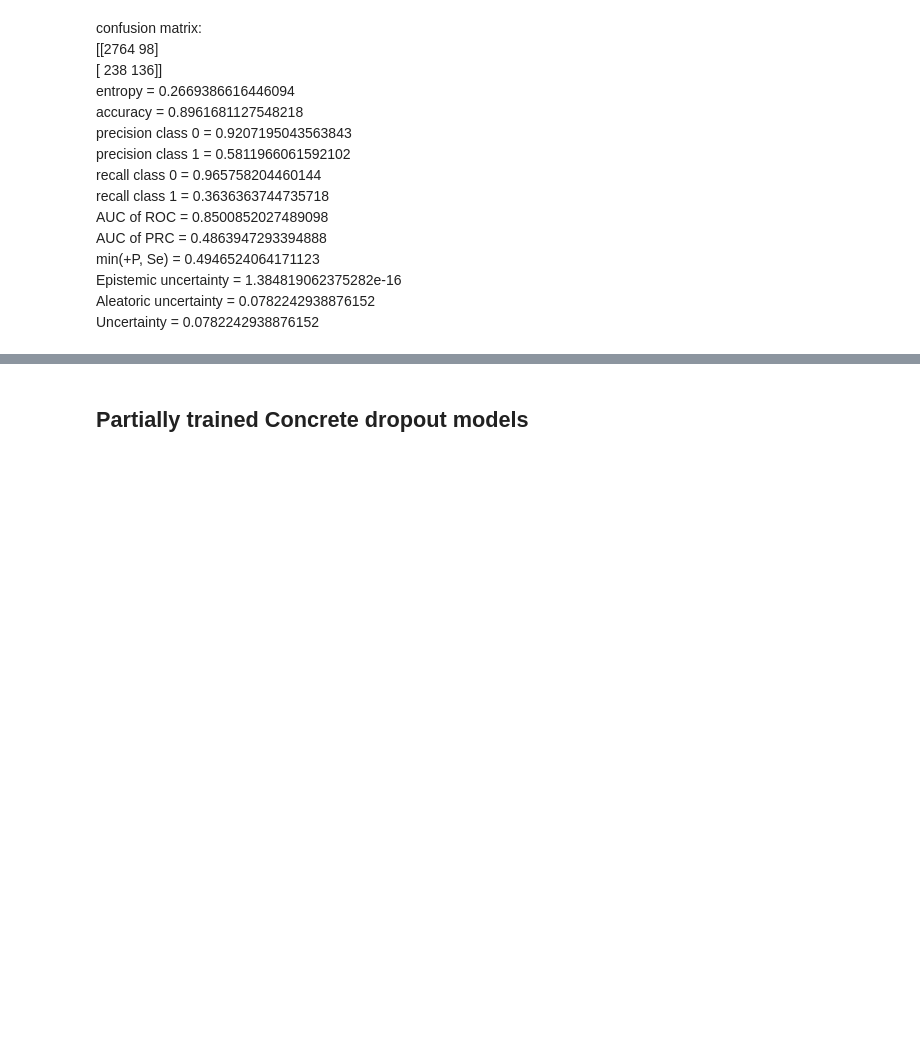
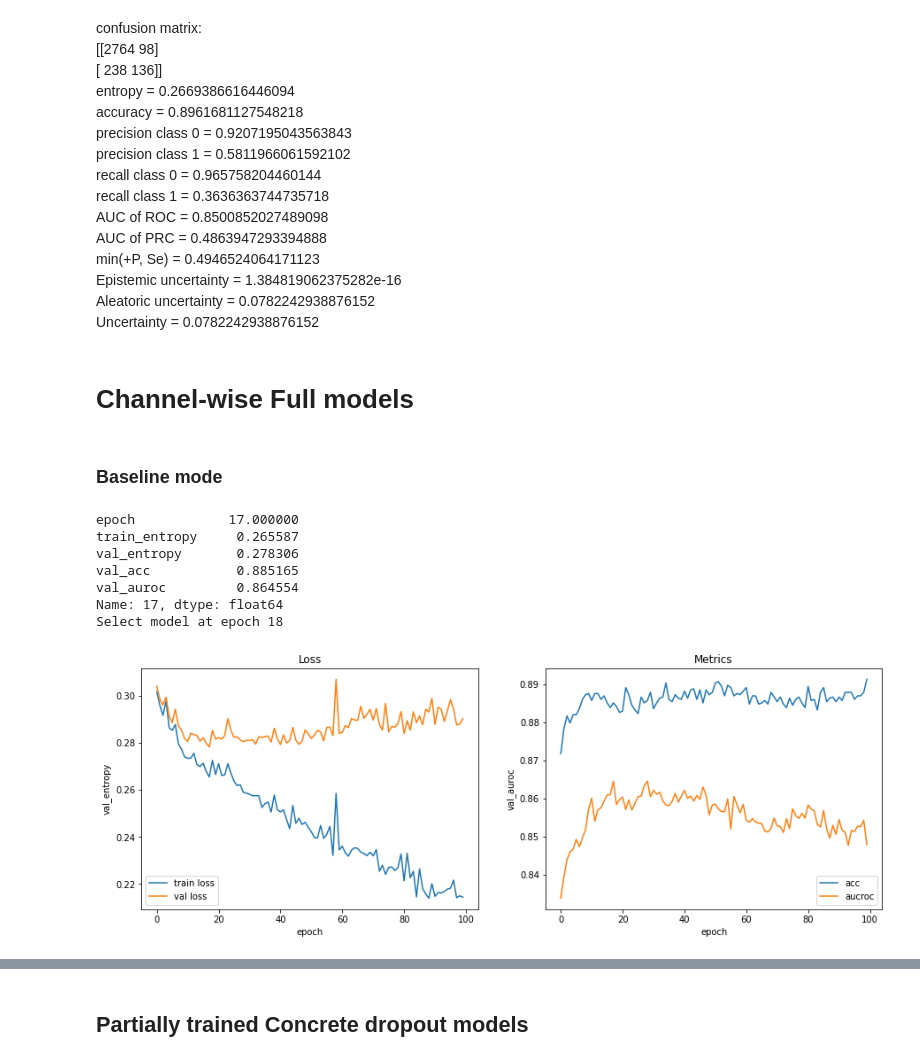
Before and after one commit to nlhkh/mimic3-benchmarks, a Jupyter notebook: Anaylise results.ipynb, the cells around one changed output, grey strips where cells are left out. Cells and saved outputs as stored; diff of their text form; code cells hidden in the pictures; blank space fills up the shorter version.

```diff
--- a/Anaylise results.ipynb
+++ b/Anaylise results.ipynb
@@ -146,3 +146,18 @@ min(+P, Se) = 0.4946524064171123 \
 Epistemic uncertainty = 1.384819062375282e-16 \
 Aleatoric uncertainty = 0.0782242938876152 \
 Uncertainty = 0.0782242938876152
+# %% [markdown]
+# Channel-wise Full models
+# %% [markdown]
+### Baseline mode
+# %%
+plot_loss("training_logs/k_channel_wise_lstms.n8.szc4.0.d0.3.dep1.bs8.ts1.0.csv")
+# %% [output]
+epoch            17.000000
+train_entropy     0.265587
+val_entropy       0.278306
+val_acc           0.885165
+val_auroc         0.864554
+Name: 17, dtype: float64
+Select model at epoch 18
+[figure, added]
```
Also changed, not shown: parts of 45 cells of this notebook.
